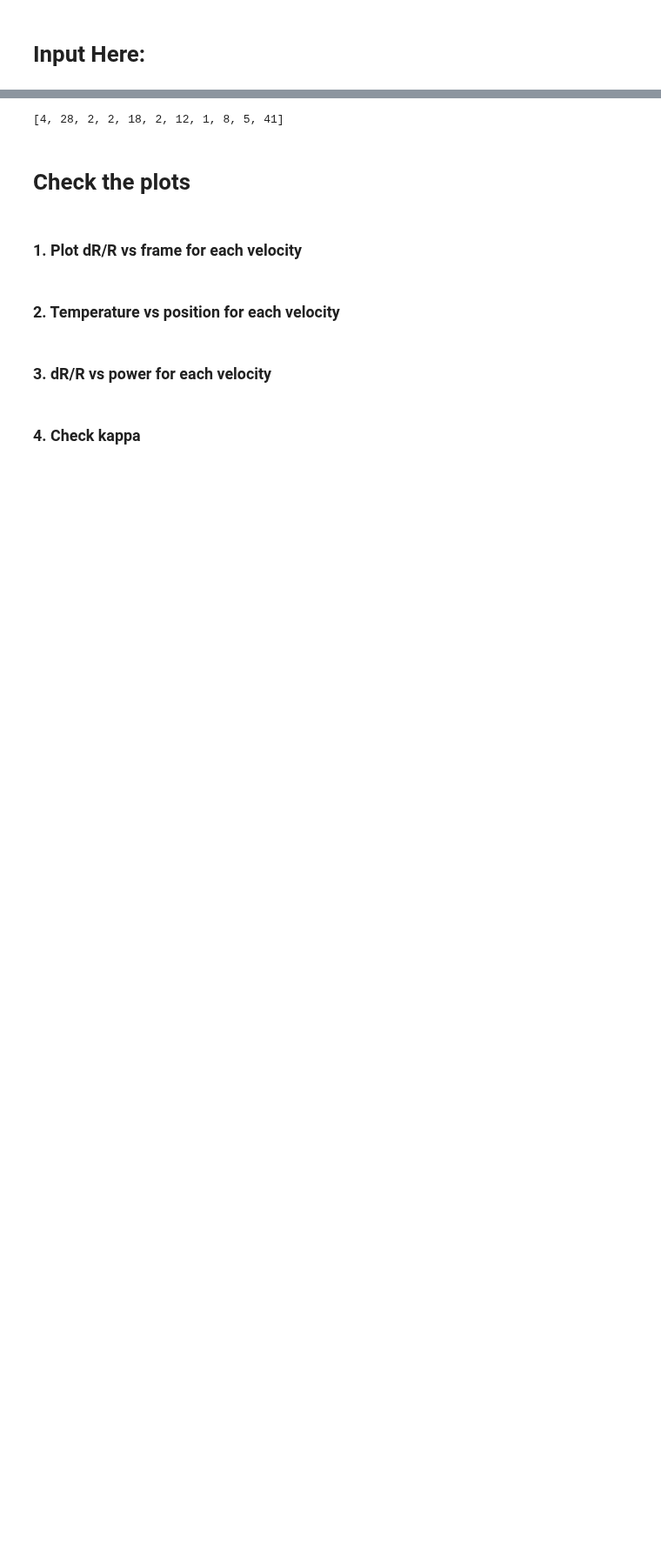
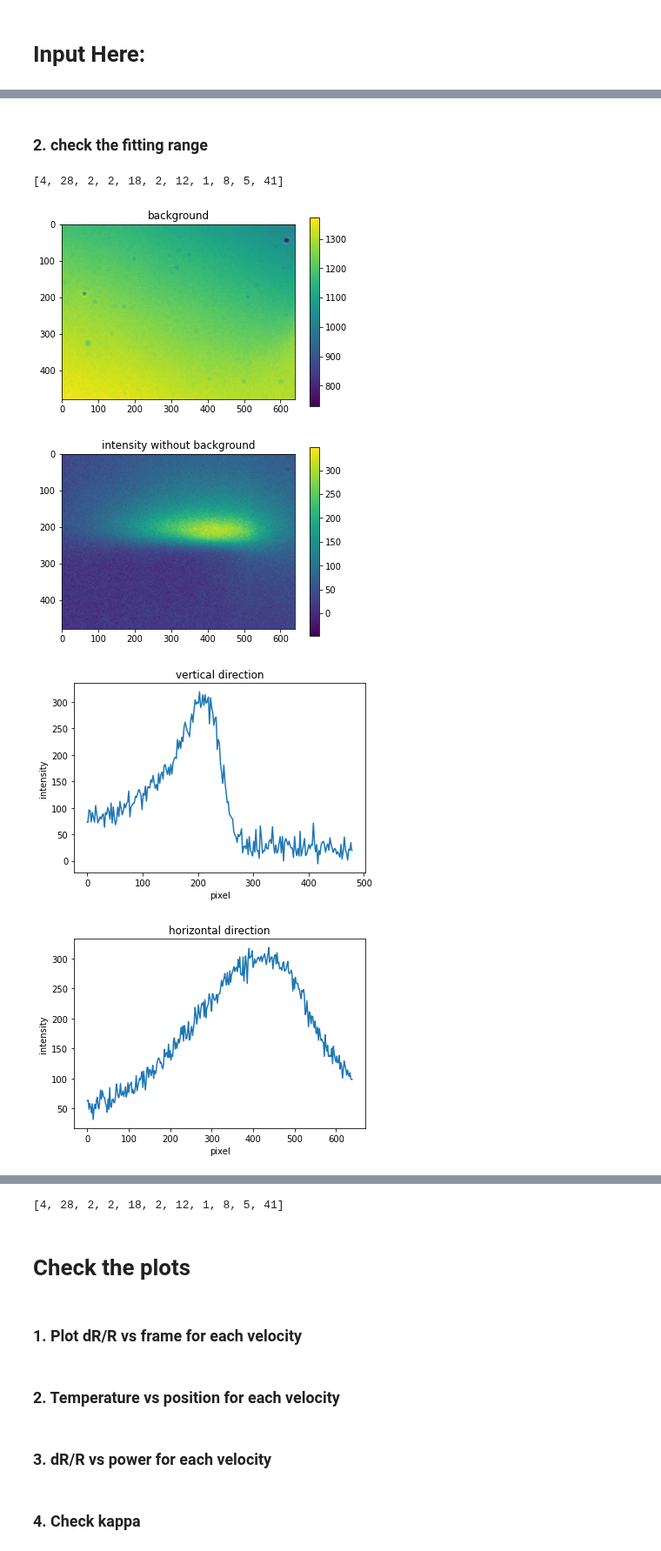
Before and after one commit to JoanneCETsai/Temperature_Calibration, a Jupyter notebook: code/0130_.ipynb, the cells around one changed output, grey strips where cells are left out. Shown at 87% size. Cells and saved outputs as stored; diff of their text form; code cells hidden in the pictures; blank space fills up the shorter version.

```diff
--- a/code/0130_.ipynb
+++ b/code/0130_.ipynb
@@ -57,3 +61,51 @@ gold_melting_W = {
     '9': 29.9
 
 }
+# %% [markdown]
+### 2. check the fitting range
+# %%
+all_files, fivemm_files, velocity_path_list, velocity_list, used_frame_num = get_needed_files(folder)
+back_intensity_list = get_background_average(fivemm_files)
+back = back_intensity_list
+power_list = get_powers(all_files)
+# %% [output]
+[4, 28, 2, 2, 18, 2, 12, 1, 8, 5, 41]
+# %%
+image = "/Users/chiaentsai/Library/CloudStorage/Box-Box/MURI-SARA/Thermoreflectance/Joanne/CHESS/0130_2023/30mm_per_sec/-12mm_35W_012.raw"
+whole = get_blue(image)
+# zoomin = get_bright(whole)
+b_whole = back[0]
+# b_zoomin = get_bright(b_whole)
+# needed = zoomin - b_zoomin
+# fig 1: background
+sc = plt.imshow(b_whole)
+plt.colorbar(sc)
+plt.title("background")
+plt.show()
+# fig 2: intensity without background
+sc = plt.imshow(whole-b_whole)
+plt.colorbar(sc)
+plt.title("intensity without background")
+plt.show()
+# fig 3: vertical direction trend
+plt.plot((whole-b_whole)[:,420])
+plt.title("vertical direction")
+plt.xlabel("pixel")
+plt.ylabel("intensity")
+plt.show()
+# fig 4: horizontal direction trend
+plt.plot((whole-b_whole)[210,:])
+plt.title("horizontal direction")
+plt.xlabel("pixel")
+plt.ylabel("intensity")
+plt.show()
+# fig 5: dR/R intensity
+sc = plt.imshow((whole - b_whole)/b_whole)
+plt.colorbar(sc)
+plt.title("dR/R")
+plt.show()
+# %% [output]
+[figure, added]
+[figure, added]
+[figure, added]
+[figure, added]
```
Also changed, not shown: parts of 7 cells of this notebook, 9 other files.
